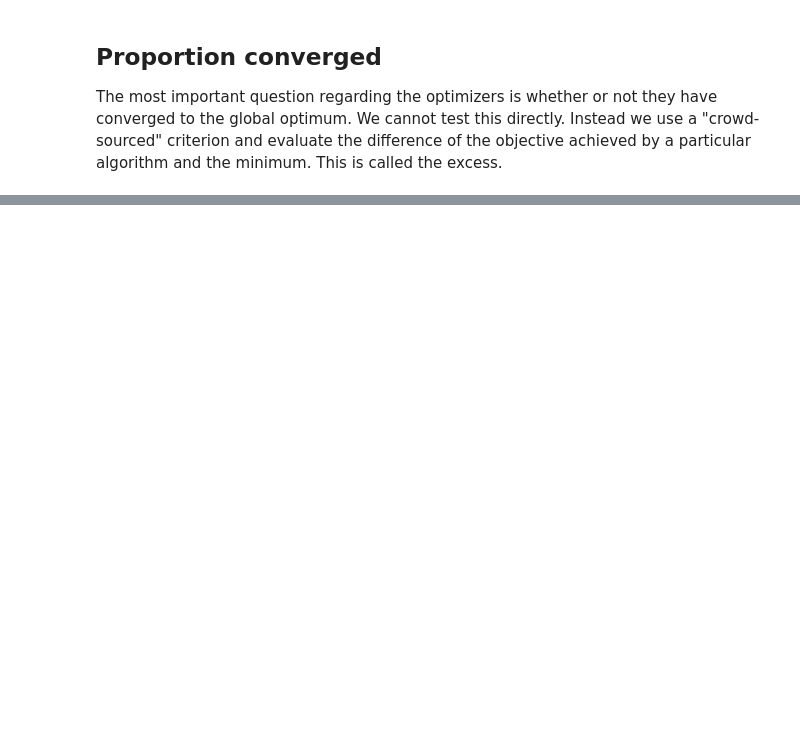
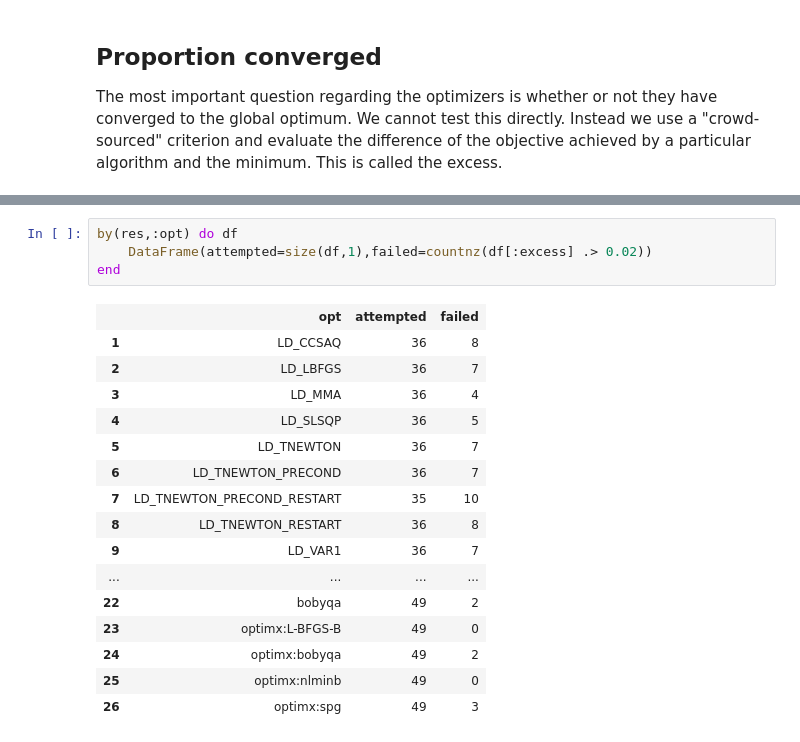
Before and after one commit to Stat990-033/Timings, a Jupyter notebook: inst/doc/Summaries.ipynb, the cells around one changed output, grey strips where cells are left out. Cells and saved outputs as stored; diff of their text form; blank space fills up the shorter version.

```diff
--- a/inst/doc/Summaries.ipynb
+++ b/inst/doc/Summaries.ipynb
@@ -130,0 +136,21 @@ res[res[:opt] .== "NLOPT_LN_BOBYQA",[:opt,:dsname,:excess]]
+# %%
+by(res,:opt) do df
+    DataFrame(attempted=size(df,1),failed=countnz(df[:excess] .> 0.02))
+end
+# %% [output]
+|  | opt | attempted | failed |
+| 1 | LD_CCSAQ | 36 | 8 |
+| 2 | LD_LBFGS | 36 | 7 |
+| 3 | LD_MMA | 36 | 4 |
+| 4 | LD_SLSQP | 36 | 5 |
+| 5 | LD_TNEWTON | 36 | 7 |
+| 6 | LD_TNEWTON_PRECOND | 36 | 7 |
+| 7 | LD_TNEWTON_PRECOND_RESTART | 35 | 10 |
+| 8 | LD_TNEWTON_RESTART | 36 | 8 |
+| 9 | LD_VAR1 | 36 | 7 |
+| ... | ... | ... | ... |
+| 22 | bobyqa | 49 | 2 |
+| 23 | optimx:L-BFGS-B | 49 | 0 |
+| 24 | optimx:bobyqa | 49 | 2 |
+| 25 | optimx:nlminb | 49 | 0 |
+| 26 | optimx:spg | 49 | 3 |
```
Also changed, not shown: parts of 14 cells of this notebook, 2 other files.
